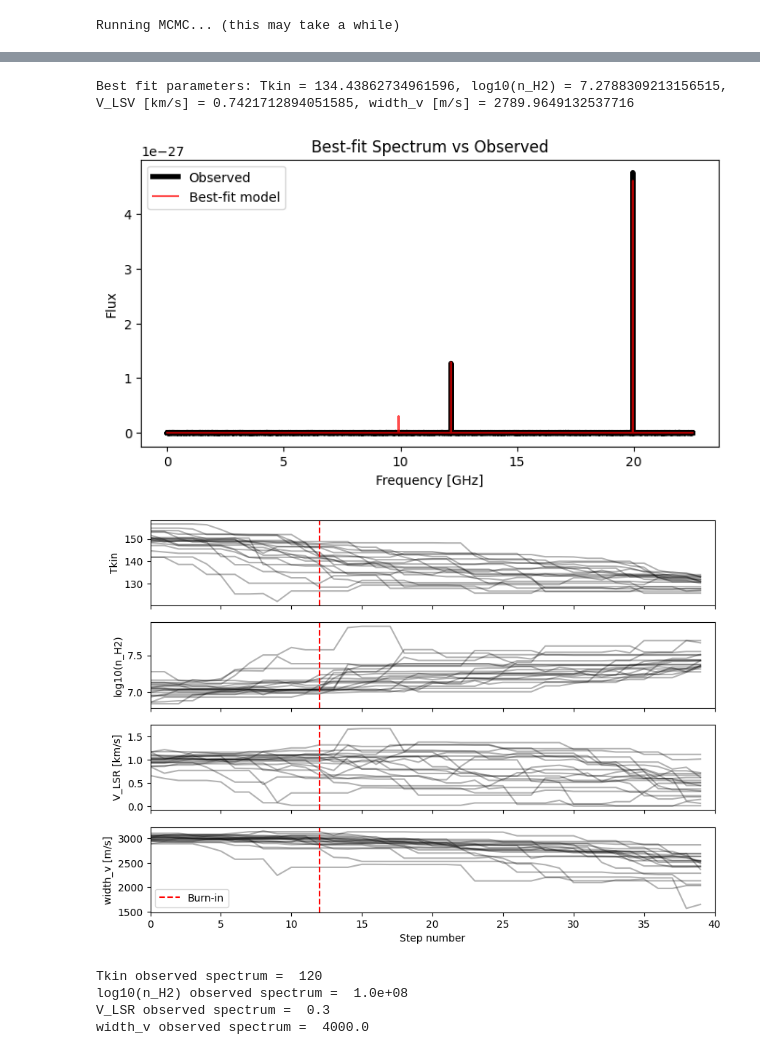
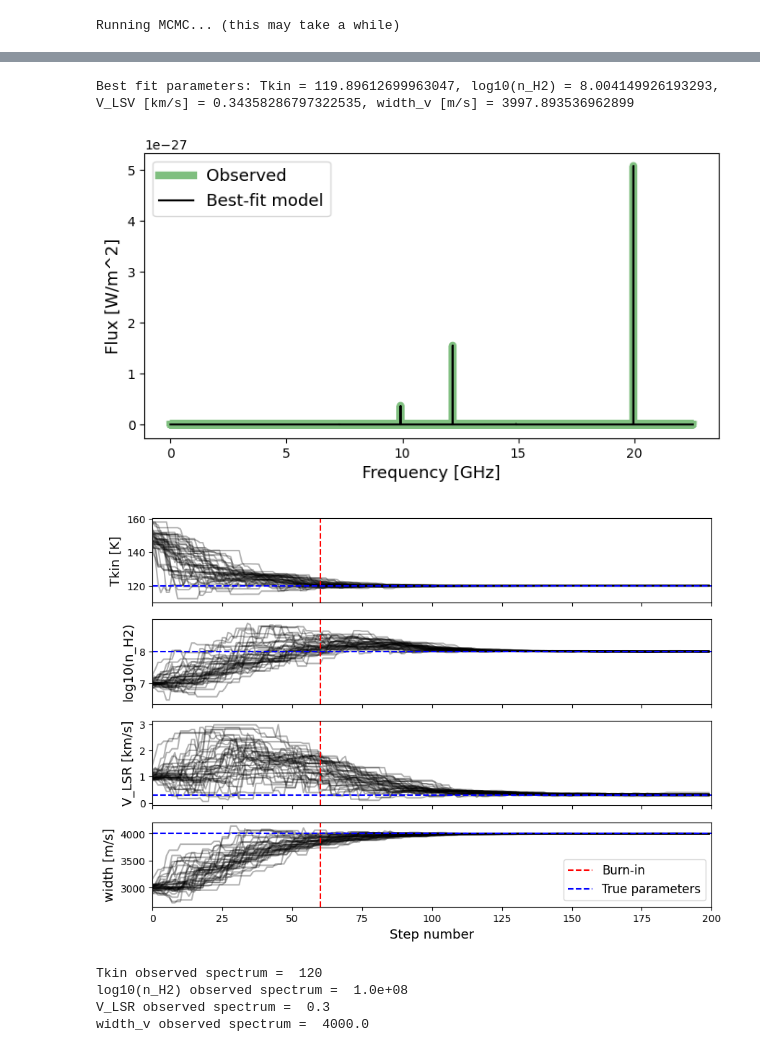
Before and after one commit to aleksej-rodano/phas0052_project, a Jupyter notebook: mcmc_and_radex.ipynb, the cells around one changed output, grey strips where cells are left out. Drawn from its saved outputs; the diff is of its cells as text; code cells hidden in the pictures.

```diff
--- a/mcmc_and_radex.ipynb
+++ b/mcmc_and_radex.ipynb
@@ -308,7 +312,7 @@ initial_width_v = 3000
 initial = np.array([initial_tkin, initial_log_n_H2, initial_offset, initial_width_v])
 
 ndim = len(initial)
-nwalkers = 20
+nwalkers = 40
 # Define noise levels for each parameter
 noise_levels = np.array([5, 0.1, 0.1, 50])  # Adjust these values as needed
 
@@ -316,7 +320,7 @@ noise_levels = np.array([5, 0.1, 0.1, 50])  # Adjust these values as needed
 pos = initial + noise_levels * np.random.randn(nwalkers, ndim)
 
 print("Running MCMC... (this may take a while)")
-nsteps = 40
+nsteps = 200
 sampler = emcee.EnsembleSampler(nwalkers, ndim, log_probability, args=(x, observed_spectrum, noise_std_observed))
 with tqdm(total=nsteps, desc="MCMC Sampling", unit="step") as pbar:
     for result in sampler.sample(pos, iterations=nsteps, progress=False):  # Disable emcee's built-in progress bar
@@ -327,14 +331,23 @@ Running MCMC... (this may take a while)
 # Discard burn-in and flatten the chain
 burnin = int(0.3 * nsteps)
 samples = sampler.get_chain(discard=burnin, flat=True)
-print("Mean parameter estimates [Tkin, log10(n_H2), V_LSV [km/s], width_v [m/s]]:")
+print("Mean parameter estimates [Tkin, log10(n_H2), V_LSV [km/s], width [m/s]]:")
 print(np.mean(samples, axis=0))
 
 # Create a corner plot for the posterior samples
 fig_corner = corner.corner(
-    samples, labels=["Tkin", "log10(n_H2)", "V_LSV [km/s]", "width_v [m/s]"], truths=[Tkin, np.log10(observed_spectrum_n_collider), V_LSR, width_v]
+    samples, labels=["Tkin [K]", "log10(n_H2)", "V_LSV [km/s]", "width [m/s]"], truths=[Tkin, np.log10(observed_spectrum_n_collider), V_LSR, width_v]
 )
 
+# Set font size to 12
+fontsize = 14
+
+for ax in fig_corner.axes:
+    ax.tick_params(labelsize=fontsize - 3)
+    ax.xaxis.label.set_size(fontsize)
+    ax.yaxis.label.set_size(fontsize)
+
+plt.savefig("corner_plot.png")
 plt.show()
 
 # Plot the best-fit model vs the observed spectrum
@@ -347,33 +366,39 @@ Mean parameter estimates [Tkin, log10(n_H2), V_LSV [km/s], width_v [m/s]]:
 # %%
 # print the best fit parameters
+fontsize = 13
+
 print(f"Best fit parameters: Tkin = {Tkin_best}, log10(n_H2) = {log_n_H2_best}, V_LSV [km/s] = {nu_offset_best}, width_v [m/s] = {width_v_best}")
 
 plt.figure(figsize=(8, 4))
-plt.plot(x / constants.giga, observed_spectrum, "k-", label="Observed", linewidth=4)
-plt.plot(x / constants.giga, model_best, "r-", label="Best-fit model", alpha=0.7)
-plt.xlabel("Frequency [GHz]")
-plt.ylabel("Flux")
-plt.legend()
-plt.title("Best-fit Spectrum vs Observed")
+plt.plot(x / constants.giga, observed_spectrum, "g-", label="Observed", linewidth=6, alpha=0.5)
+plt.plot(x / constants.giga, model_best, "k-", label="Best-fit model", alpha=1)
+plt.xlabel("Frequency [GHz]", fontsize=fontsize)
+plt.ylabel(r"Flux [W/m^2]", fontsize=fontsize)
+plt.legend(fontsize=fontsize)
+plt.savefig("best_fit_spectrum.png", bbox_inches="tight")
 plt.show()
+
 
 # Plot trace plots for each parameter
 fig, axes = plt.subplots(ndim, figsize=(10, 7), sharex=True)
 samples = sampler.get_chain()
-labels = ["Tkin", "log10(n_H2)", "V_LSR [km/s]", "width_v [m/s]"]
+labels = ["Tkin [K]", "log10(n_H2)", "V_LSR [km/s]", "width [m/s]"]
+observed_values = [Tkin, np.log10(observed_spectrum_n_collider), V_LSR, width_v]
 for i in range(ndim):
     ax = axes[i]
     ax.plot(samples[:, :, i], "k", alpha=0.3)
     ax.axvline(burnin, color="r", linestyle="--", label="Burn-in")
+    ax.axhline(observed_values[i], color="b", linestyle="--", label="True parameters")
     ax.set_xlim(0, len(samples))
-    ax.set_ylabel(labels[i])
-axes[-1].set_xlabel("Step number")
-plt.legend()
+    ax.set_ylabel(labels[i], fontsize=fontsize)
+axes[-1].set_xlabel("Step number", fontsize=fontsize)
+plt.legend(fontsize=fontsize - 1)
+plt.savefig("walker_plot.png", bbox_inches="tight")
 plt.show()
 # %% [output]
-Best fit parameters: Tkin = 134.43862734961596, log10(n_H2) = 7.2788309213156515, V_LSV [km/s] = 0.7421712894051585, width_v [m/s] = 2789.9649132537716
+Best fit parameters: Tkin = 119.89612699963047, log10(n_H2) = 8.004149926193293, V_LSV [km/s] = 0.34358286797322535, width_v [m/s] = 3997.893536962899
-[figure, old version]
+[figure, new version]
-[figure, old version]
+[figure, new version]
 # %%
 print("Tkin observed spectrum = ", Tkin)
 print("log10(n_H2) observed spectrum = ", "{:.1e}".format(observed_spectrum_n_collider))
```
Also changed, not shown: parts of 3 cells of this notebook, 5 other files.
